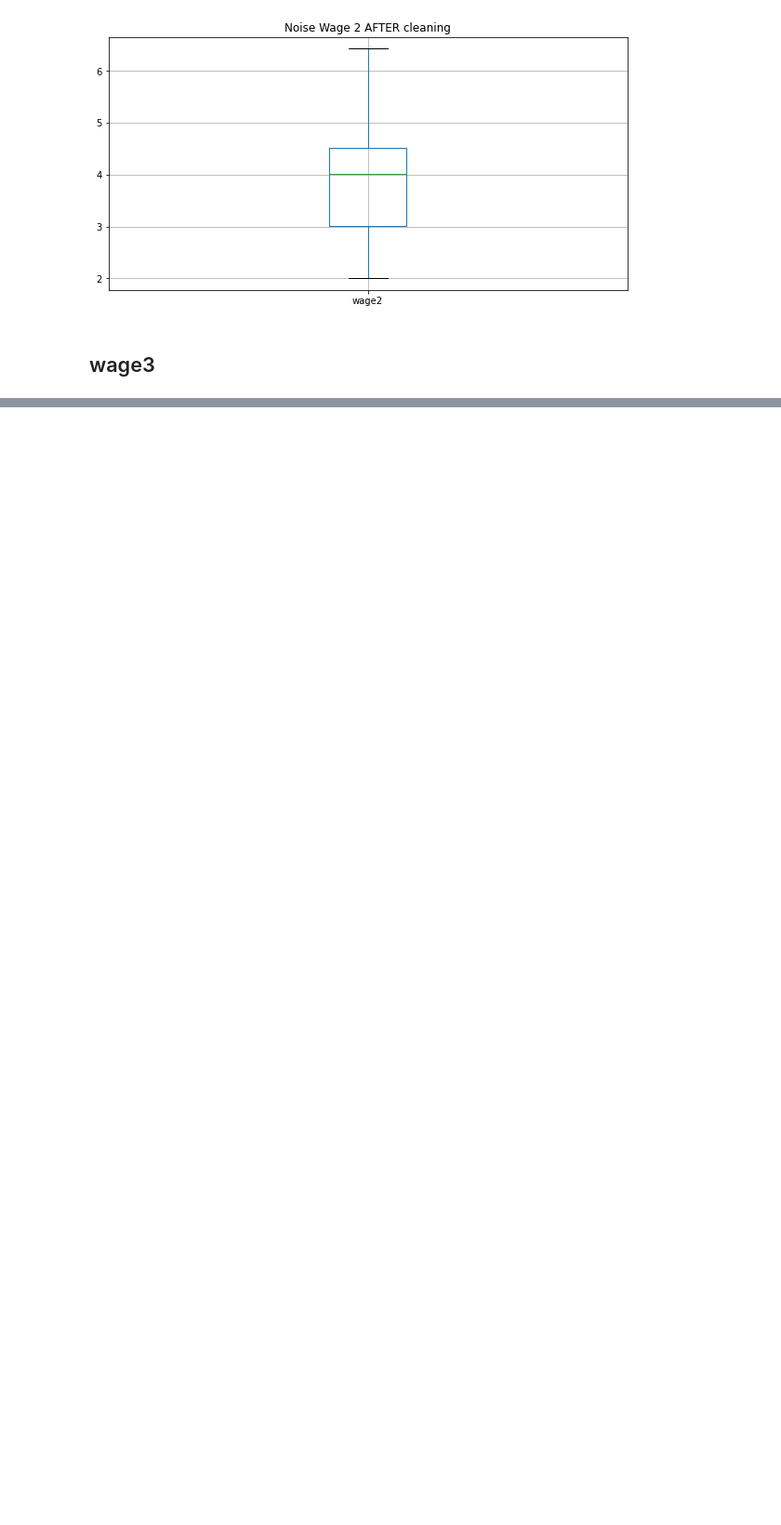
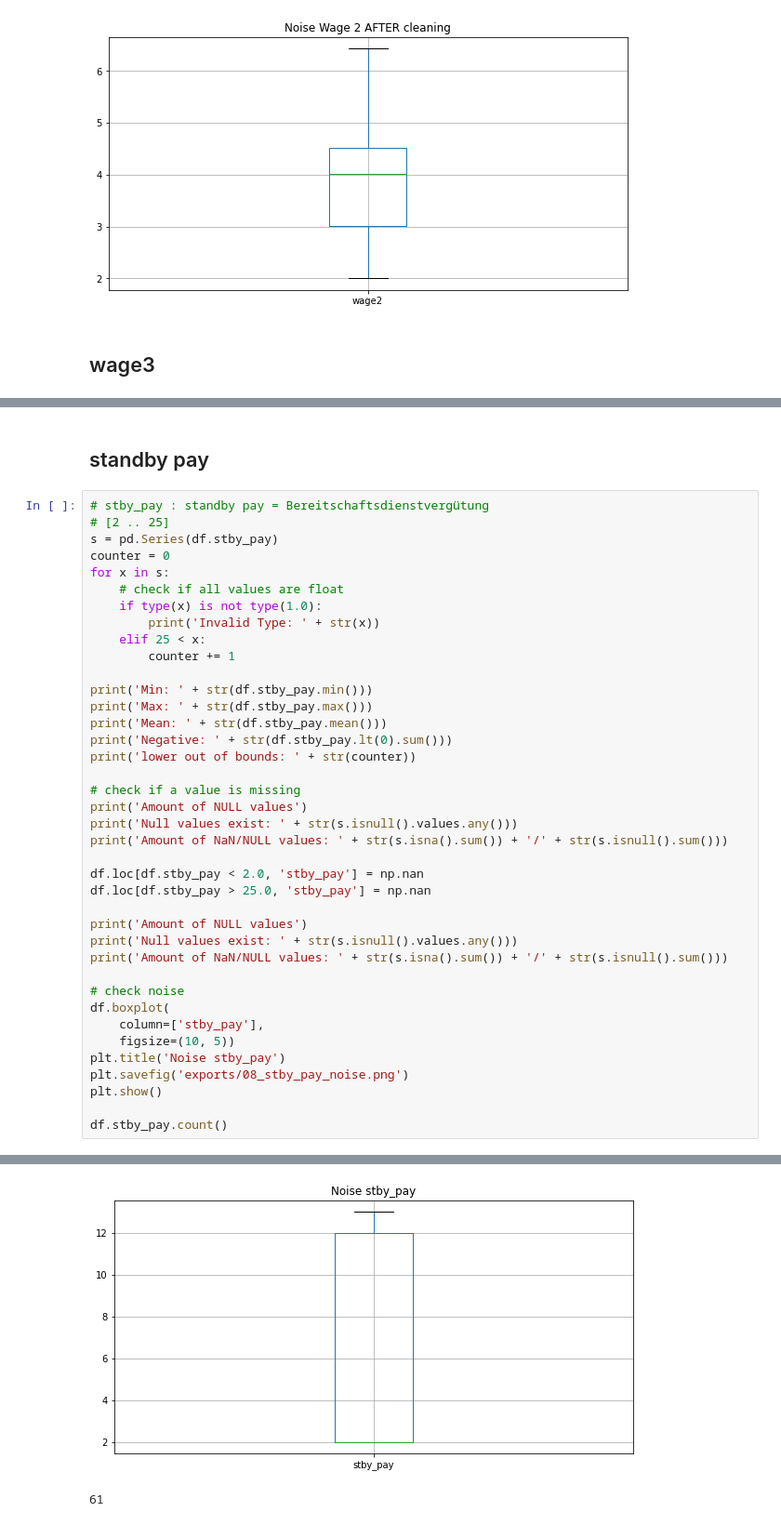
Before and after one commit to rrancerr/jku-data-mining-ws-21, a Jupyter notebook: assignment-03/assignment-03.ipynb, the cells around one changed output, grey strips where cells are left out. Shown at 93% size. Saved outputs shown, nothing was run; the diff lists cells and outputs as text; blank space fills up the shorter version.

```diff
--- a/assignment-03/assignment-03.ipynb
+++ b/assignment-03/assignment-03.ipynb
@@ -418,0 +571,42 @@ Max: 5.14
+# %% [markdown]
+## standby pay
+# %%
+# stby_pay : standby pay = Bereitschaftsdienstvergütung
+# [2 .. 25]
+s = pd.Series(df.stby_pay)
+counter = 0
+for x in s:
+    # check if all values are float
+    if type(x) is not type(1.0):
+        print('Invalid Type: ' + str(x))
+    elif 25 < x:
+        counter += 1
+
+print('Min: ' + str(df.stby_pay.min()))
+print('Max: ' + str(df.stby_pay.max()))
+print('Mean: ' + str(df.stby_pay.mean()))
+print('Negative: ' + str(df.stby_pay.lt(0).sum()))
+print('lower out of bounds: ' + str(counter))
+
+# check if a value is missing
+print('Amount of NULL values')
+print('Null values exist: ' + str(s.isnull().values.any()))
+print('Amount of NaN/NULL values: ' + str(s.isna().sum()) + '/' + str(s.isnull().sum()))
+
+df.loc[df.stby_pay < 2.0, 'stby_pay'] = np.nan
+df.loc[df.stby_pay > 25.0, 'stby_pay'] = np.nan
+
+print('Amount of NULL values')
+print('Null values exist: ' + str(s.isnull().values.any()))
+print('Amount of NaN/NULL values: ' + str(s.isna().sum()) + '/' + str(s.isnull().sum()))
+
+# check noise
+df.boxplot(
+    column=['stby_pay'],
+    figsize=(10, 5))
+plt.title('Noise stby_pay')
+plt.savefig('exports/08_stby_pay_noise.png')
+plt.show()
+
+df.stby_pay.count()
+# %% [output]
@@ -418,0 +624,2 @@ Max: 5.14
+[figure, added]
+61
```
Also changed, not shown: parts of 31 cells of this notebook, 28 other files.
